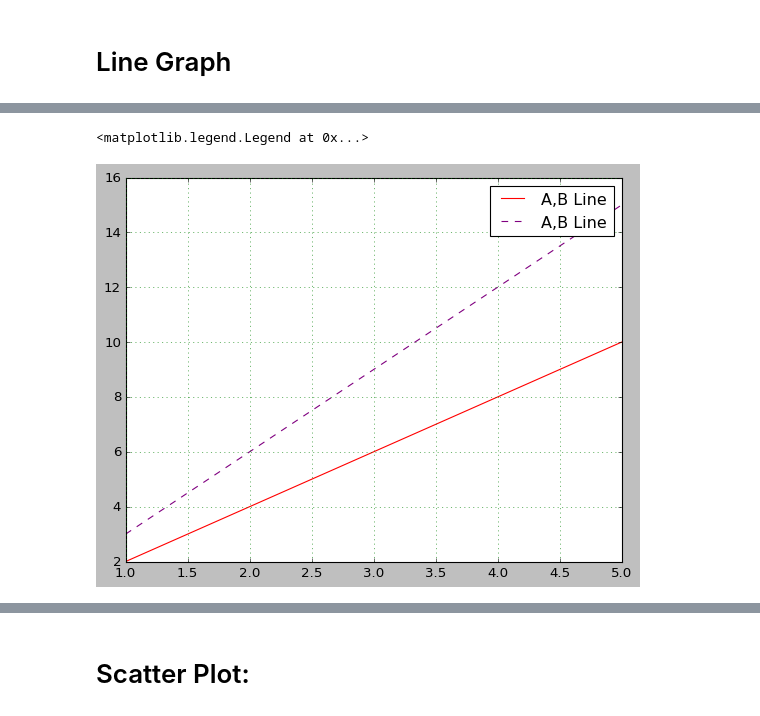
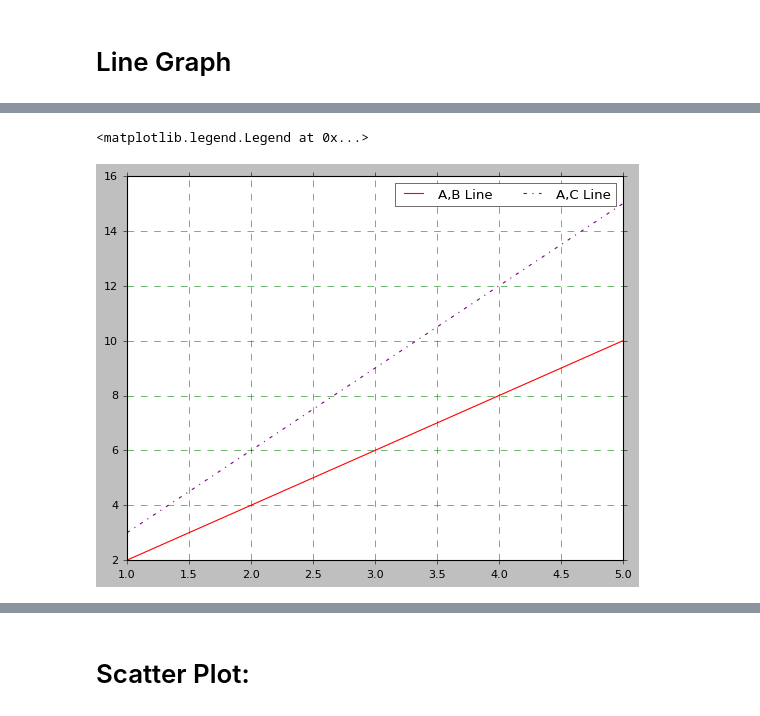
Before and after one commit to MdAdeenHussain/Data_Visualization, a Jupyter notebook: DVP.ipynb, the cells around one changed output, grey strips where cells are left out. Cells and saved outputs as stored; diff of their text form; code cells hidden in the pictures.

```diff
--- a/DVP.ipynb
+++ b/DVP.ipynb
@@ -69,11 +69,11 @@ plt.plot(a,c)
 # %%
 plt.plot(a,b , color = "red", label="A,B Line")
-plt.plot(a,c , color = "purple", label="A,B Line", linestyle="--")
-plt.grid(color="green")
-plt.legend()
+plt.plot(a,c , color = "purple", label="A,C Line", linestyle="-.")
+plt.grid(color="green", linestyle="--")
+plt.legend(ncol=2)
 # %% [output]
 <matplotlib.legend.Legend at 0x...>
-[figure, old version]
+[figure, new version]
 # %%
 plt.plot(a,b)
 plt.grid(True)
```
Also changed, not shown: parts of 28 cells of this notebook.
